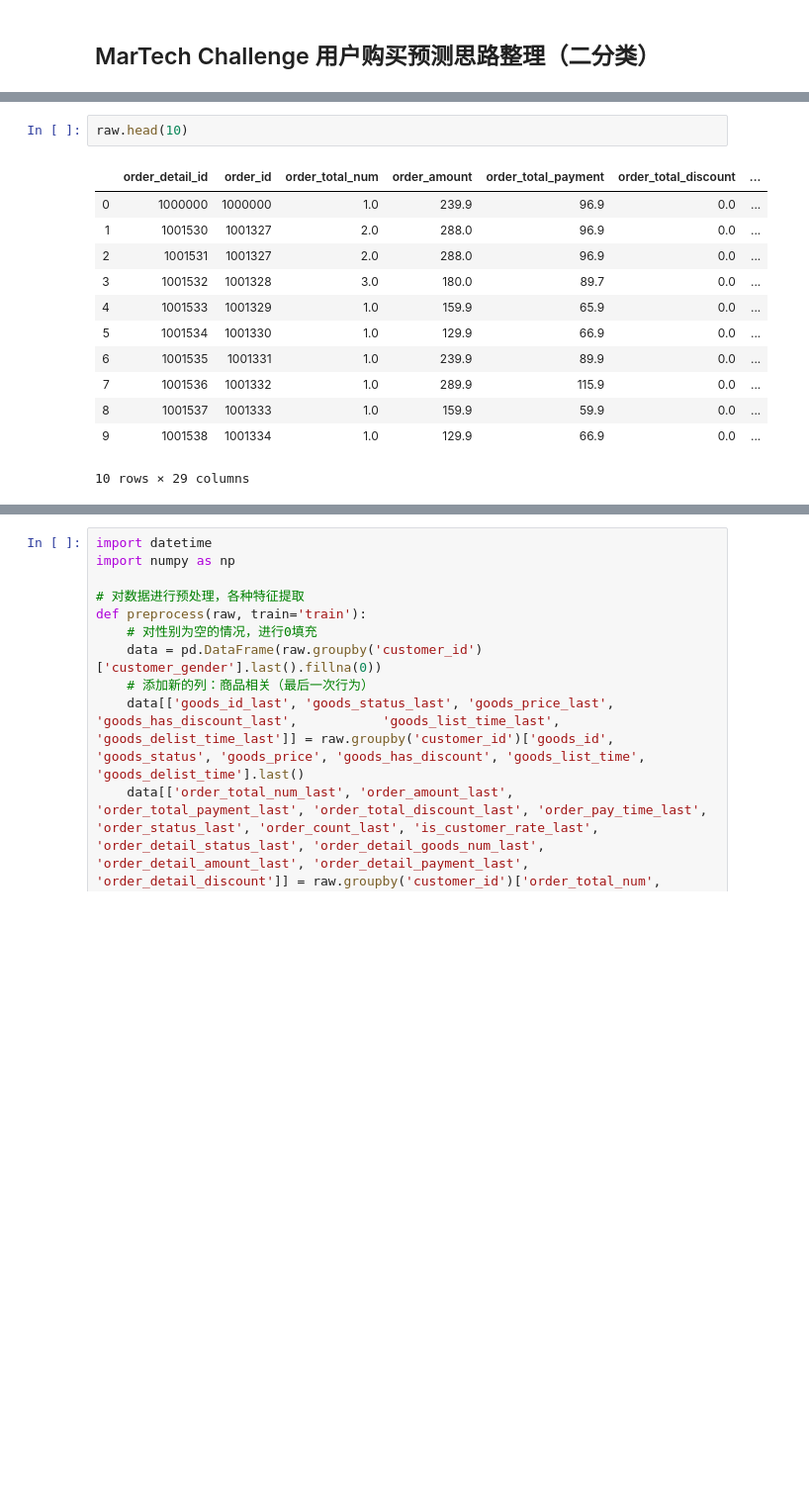
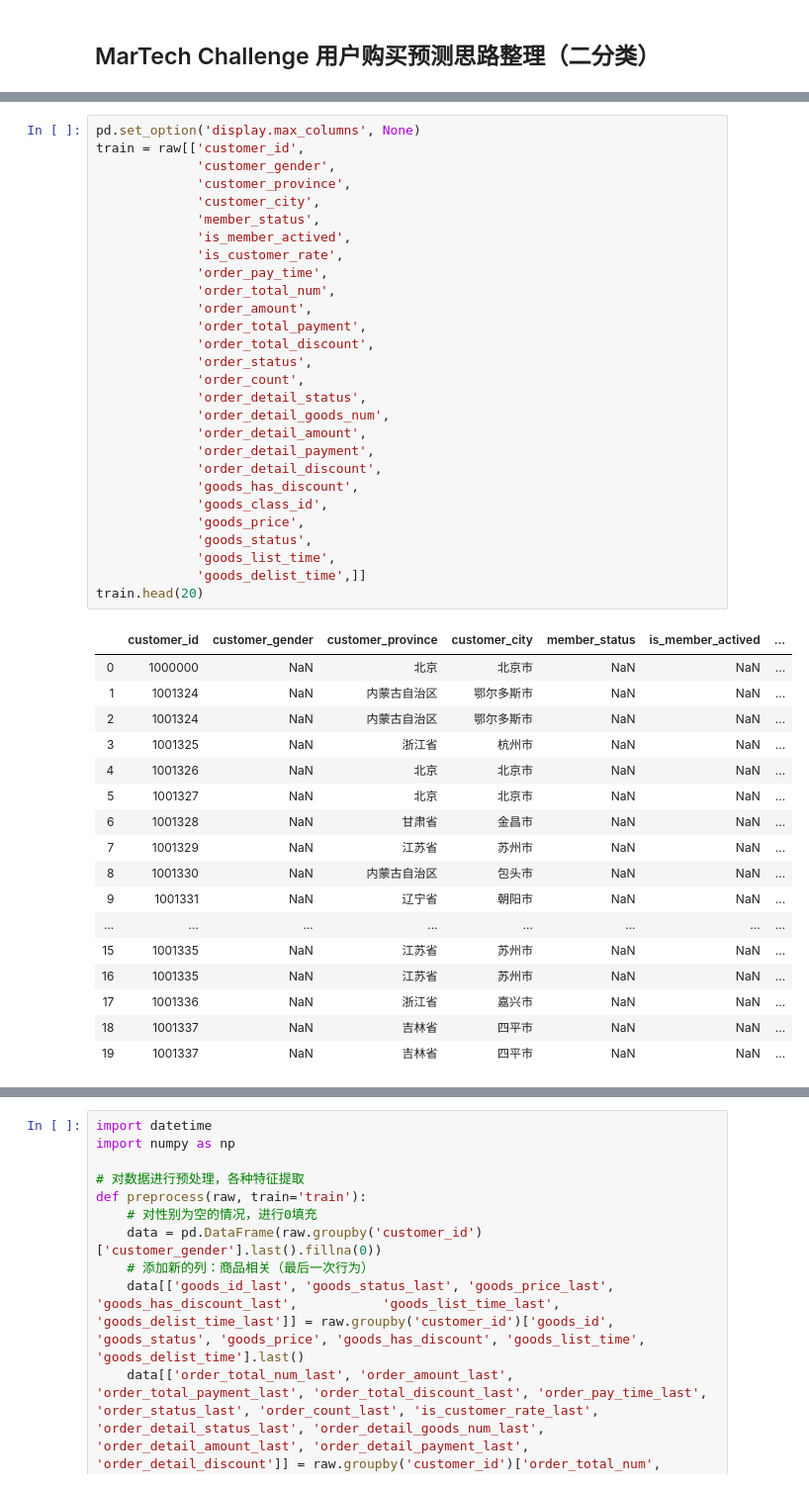
Before and after one commit to guanqin-123/kkb_notes, a Jupyter notebook: week8.ipynb, the cells around one changed output, grey strips where cells are left out. Shown: that part at 99% size. Saved outputs shown, nothing was run; the diff lists cells and outputs as text; blank space fills up the shorter version.

```diff
--- a/week8.ipynb
+++ b/week8.ipynb
@@ -39,15 +44,46 @@ raw.describe()
-# %%
-raw.head(10)
-# %% [output]
-|  | order_detail_id | order_id | order_total_num | order_amount | order_total_payment | order_total_discount | ... |
-| 0 | 1000000 | 1000000 | 1.0 | 239.9 | 96.9 | 0.0 | ... |
-| 1 | 1001530 | 1001327 | 2.0 | 288.0 | 96.9 | 0.0 | ... |
-| 2 | 1001531 | 1001327 | 2.0 | 288.0 | 96.9 | 0.0 | ... |
-| 3 | 1001532 | 1001328 | 3.0 | 180.0 | 89.7 | 0.0 | ... |
-| 4 | 1001533 | 1001329 | 1.0 | 159.9 | 65.9 | 0.0 | ... |
-| 5 | 1001534 | 1001330 | 1.0 | 129.9 | 66.9 | 0.0 | ... |
-| 6 | 1001535 | 1001331 | 1.0 | 239.9 | 89.9 | 0.0 | ... |
-| 7 | 1001536 | 1001332 | 1.0 | 289.9 | 115.9 | 0.0 | ... |
-| 8 | 1001537 | 1001333 | 1.0 | 159.9 | 59.9 | 0.0 | ... |
-| 9 | 1001538 | 1001334 | 1.0 | 129.9 | 66.9 | 0.0 | ... |
-10 rows × 29 columns
+# %%
+pd.set_option('display.max_columns', None)
+train = raw[['customer_id',
+             'customer_gender',
+             'customer_province',
+             'customer_city',
+             'member_status',
+             'is_member_actived',
+             'is_customer_rate',
+             'order_pay_time',
+             'order_total_num',
+             'order_amount',
+             'order_total_payment',
+             'order_total_discount',
+             'order_status',
+             'order_count',
+             'order_detail_status',
+             'order_detail_goods_num',
+             'order_detail_amount',
+             'order_detail_payment',
+             'order_detail_discount',
+             'goods_has_discount',
+             'goods_class_id',
+             'goods_price',
+             'goods_status',
+             'goods_list_time',
+             'goods_delist_time',]]
+train.head(20)
+# %% [output]
+|  | customer_id | customer_gender | customer_province | customer_city | member_status | is_member_actived | ... |
+| 0 | 1000000 | NaN | 北京 | 北京市 | NaN | NaN | ... |
+| 1 | 1001324 | NaN | 内蒙古自治区 | 鄂尔多斯市 | NaN | NaN | ... |
+| 2 | 1001324 | NaN | 内蒙古自治区 | 鄂尔多斯市 | NaN | NaN | ... |
+| 3 | 1001325 | NaN | 浙江省 | 杭州市 | NaN | NaN | ... |
+| 4 | 1001326 | NaN | 北京 | 北京市 | NaN | NaN | ... |
+| 5 | 1001327 | NaN | 北京 | 北京市 | NaN | NaN | ... |
+| 6 | 1001328 | NaN | 甘肃省 | 金昌市 | NaN | NaN | ... |
+| 7 | 1001329 | NaN | 江苏省 | 苏州市 | NaN | NaN | ... |
+| 8 | 1001330 | NaN | 内蒙古自治区 | 包头市 | NaN | NaN | ... |
+| 9 | 1001331 | NaN | 辽宁省 | 朝阳市 | NaN | NaN | ... |
+| ... | ... | ... | ... | ... | ... | ... | ... |
+| 15 | 1001335 | NaN | 江苏省 | 苏州市 | NaN | NaN | ... |
+| 16 | 1001335 | NaN | 江苏省 | 苏州市 | NaN | NaN | ... |
+| 17 | 1001336 | NaN | 浙江省 | 嘉兴市 | NaN | NaN | ... |
+| 18 | 1001337 | NaN | 吉林省 | 四平市 | NaN | NaN | ... |
+| 19 | 1001337 | NaN | 吉林省 | 四平市 | NaN | NaN | ... |
```
Also changed, not shown: parts of 15 cells of this notebook, 1 other file.
